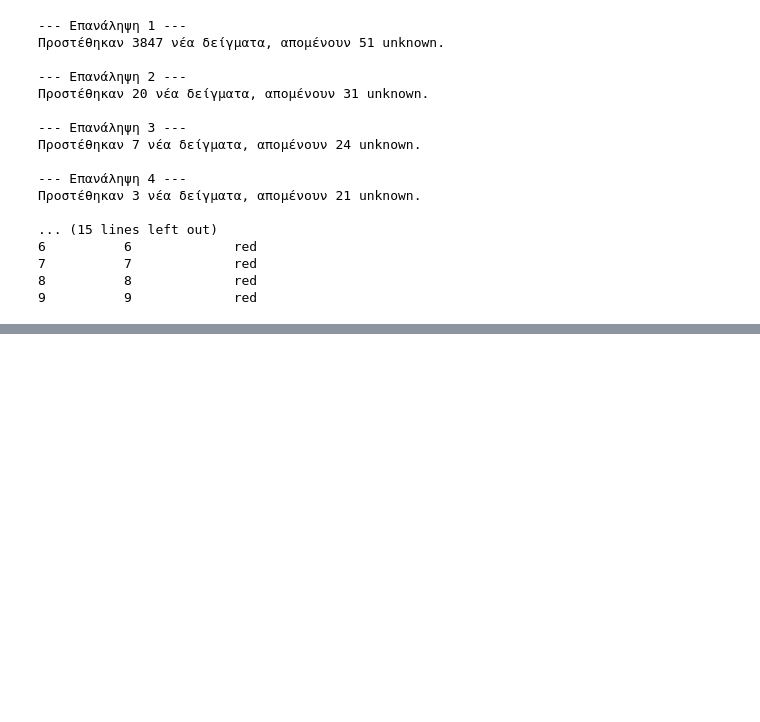
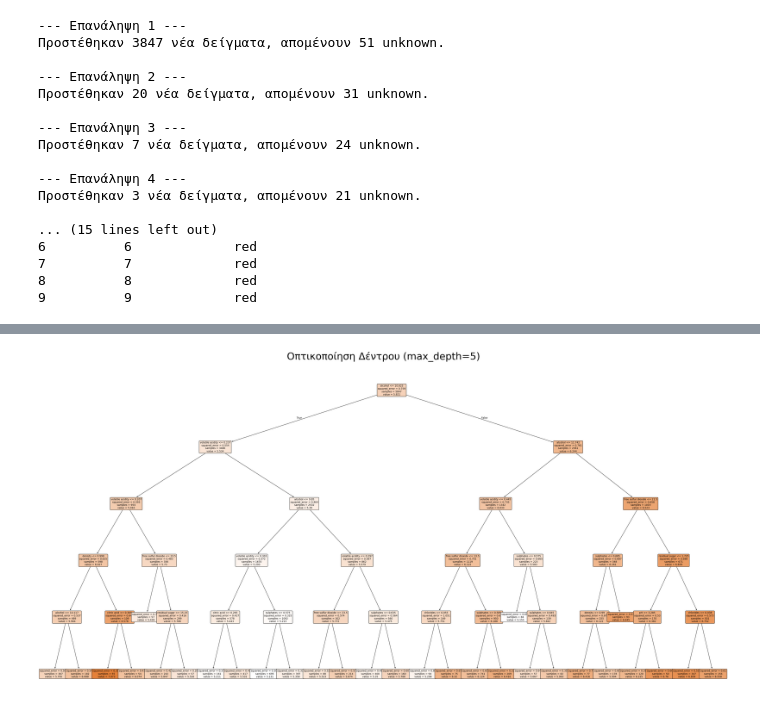
Before and after one commit to vpapoglou/Machine-Learning-Auth, a Jupyter notebook: Εργασία_4.ipynb, the cells around one changed output, grey strips where cells are left out. Drawn from its saved outputs; the diff is of its cells as text; code cells hidden in the pictures; blank space fills up the shorter version.

```diff
--- a/Εργασία_4.ipynb
+++ b/Εργασία_4.ipynb
@@ -354,0 +429,11 @@ print(results.head(10))
+# %%
+df['type'] = df['type'].map({'white': 0, 'red': 1})
+
+y = df['quality'].values
+x = df.drop('quality', axis=1).values
+
+x_train, x_test, y_train, y_test = train_test_split(
+    x, y,
+    test_size=0.10,
+    random_state=0
+)
@@ -354,0 +627,76 @@ print(results.head(10))
+# %%
+from sklearn.tree import plot_tree, export_text
+
+feature_names = df.drop('quality', axis=1).columns.tolist()
+
+x_train, x_test, y_train, y_test = train_test_split(
+    x, y,
+    test_size=0.10,
+    random_state=0
+)
+
+estimator = DecisionTreeRegressor(random_state=0)
+
+# Νέο grid: Το max_depth είναι "κλειδωμένο", ψάχνουμε μόνο το min_samples_leaf
+param_grid = {
+    'max_depth': [5], # Σταθερό
+    'min_samples_leaf': [1, 5, 10, 20, 50, 100] # 6 επιλογές
+}
+
+grid_search = GridSearchCV(
+    estimator=estimator,
+    param_grid=param_grid,
+    scoring='neg_mean_absolute_error',
+    cv=10,
+    n_jobs=-1
+)
+
+grid_search.fit(x_train, y_train)
+
+best_params = grid_search.best_params_
+best_mae = -grid_search.best_score_
+
+print(f"Ο καλύτερος συνδυασμός (με max_depth=5) είναι:")
+print(best_params)
+print(f"Το καλύτερο (μέσο) MAE από CV(10) είναι: {best_mae:.4f}")
+
+# Δημιουργία του τελικού, βέλτιστου μοντέλου (με depth=5)
+final_model = DecisionTreeRegressor(
+    random_state=0,
+    max_depth=best_params['max_depth'],
+    min_samples_leaf=best_params['min_samples_leaf']
+)
+
+final_model.fit(x_train, y_train)
+
+# Εξαγωγή των κανόνων σε κείμενο
+rules = export_text(final_model, feature_names=feature_names)
+print("Οι κανόνες που έμαθε το δέντρο (max_depth=5) είναι:\n")
+print(rules)
+
+plt.figure(figsize=(50, 25))
+plot_tree(
+    final_model,
+    filled=True,
+    feature_names=feature_names,
+    max_depth=5,
+    fontsize=10,
+    rounded=True
+)
+
+plt.title("Οπτικοποίηση Δέντρου (max_depth=5)", fontsize=40)
+
+# Ραβδόγραμμα Σημαντικότητας
+importances = final_model.feature_importances_
+importance_df = pd.DataFrame({
+    'Feature': feature_names,
+    'Importance': importances
+}).sort_values(by='Importance', ascending=False)
+
+plt.figure(figsize=(10, 7))
+sns.barplot(
+    x='Importance',
+    y='Feature',
+    data=importance_df
+)
+# %% [output]
@@ -354,0 +721 @@ print(results.head(10))
+[figure, added]
```
Also changed, not shown: parts of 27 cells of this notebook.
